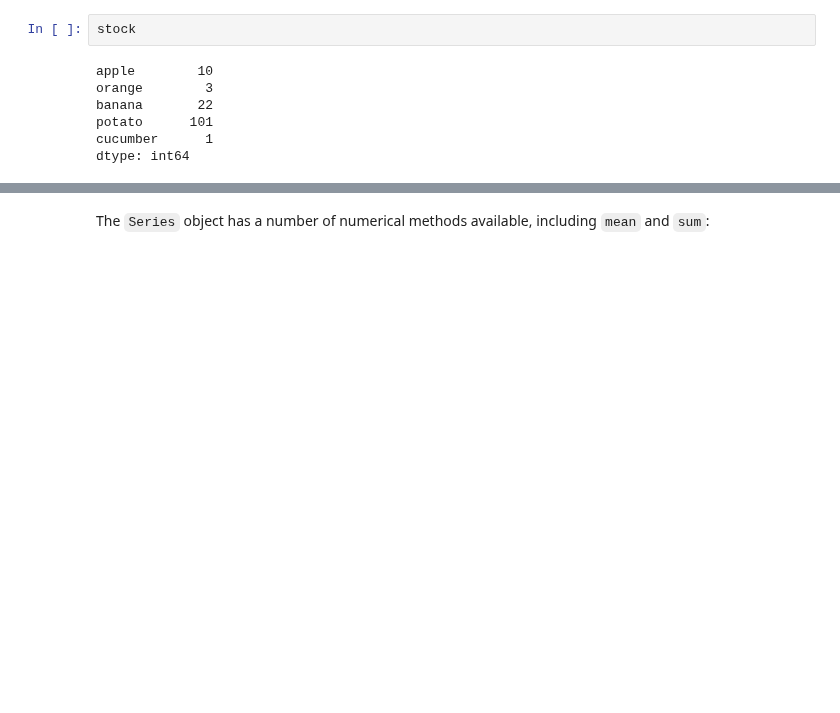
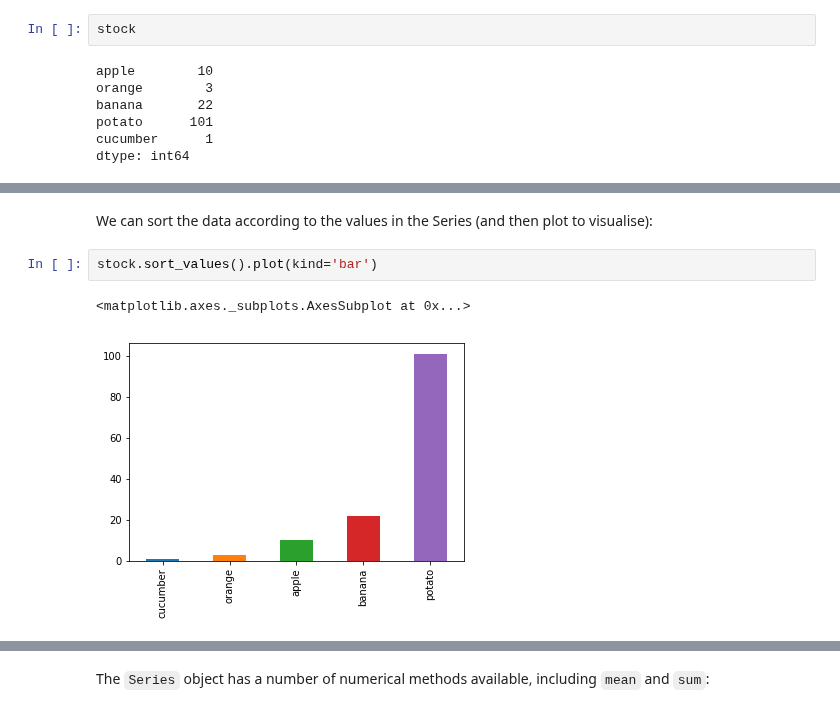
Before and after one commit to fangohr/introduction-to-python-for-computational-science-and-engineering, a Jupyter notebook: 17-pandas.ipynb, the cells around one changed output, grey strips where cells are left out. Cells and saved outputs as stored; diff of their text form; blank space fills up the shorter version.

```diff
--- a/17-pandas.ipynb
+++ b/17-pandas.ipynb
@@ -142,0 +157,7 @@ dtype: int64
+# %% [markdown]
+We can sort the data according to the values in the Series (and then plot to visualise):
+# %%
+stock.sort_values().plot(kind='bar')
+# %% [output]
+<matplotlib.axes._subplots.AxesSubplot at 0x...>
+[figure, added]
```
Also changed, not shown: parts of 49 cells of this notebook.
